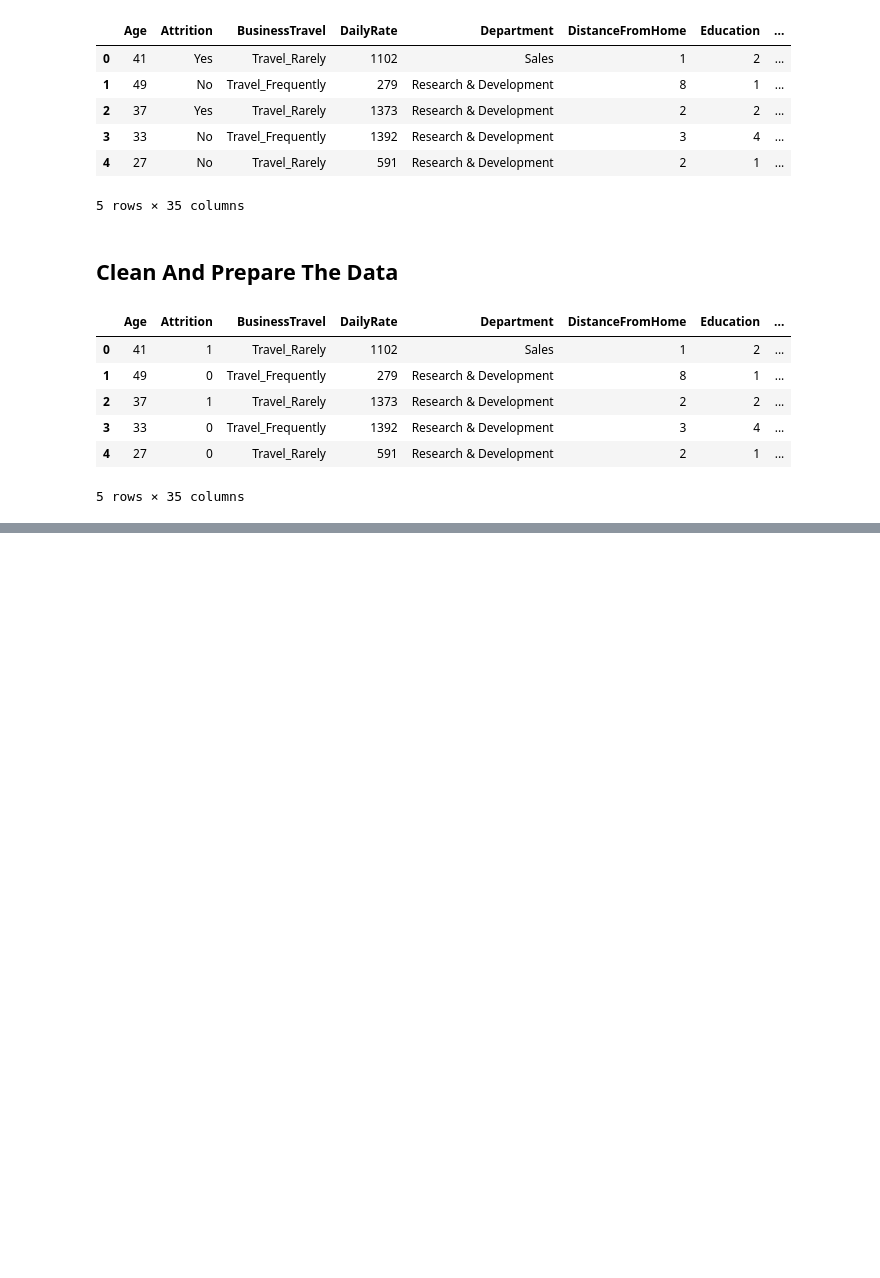
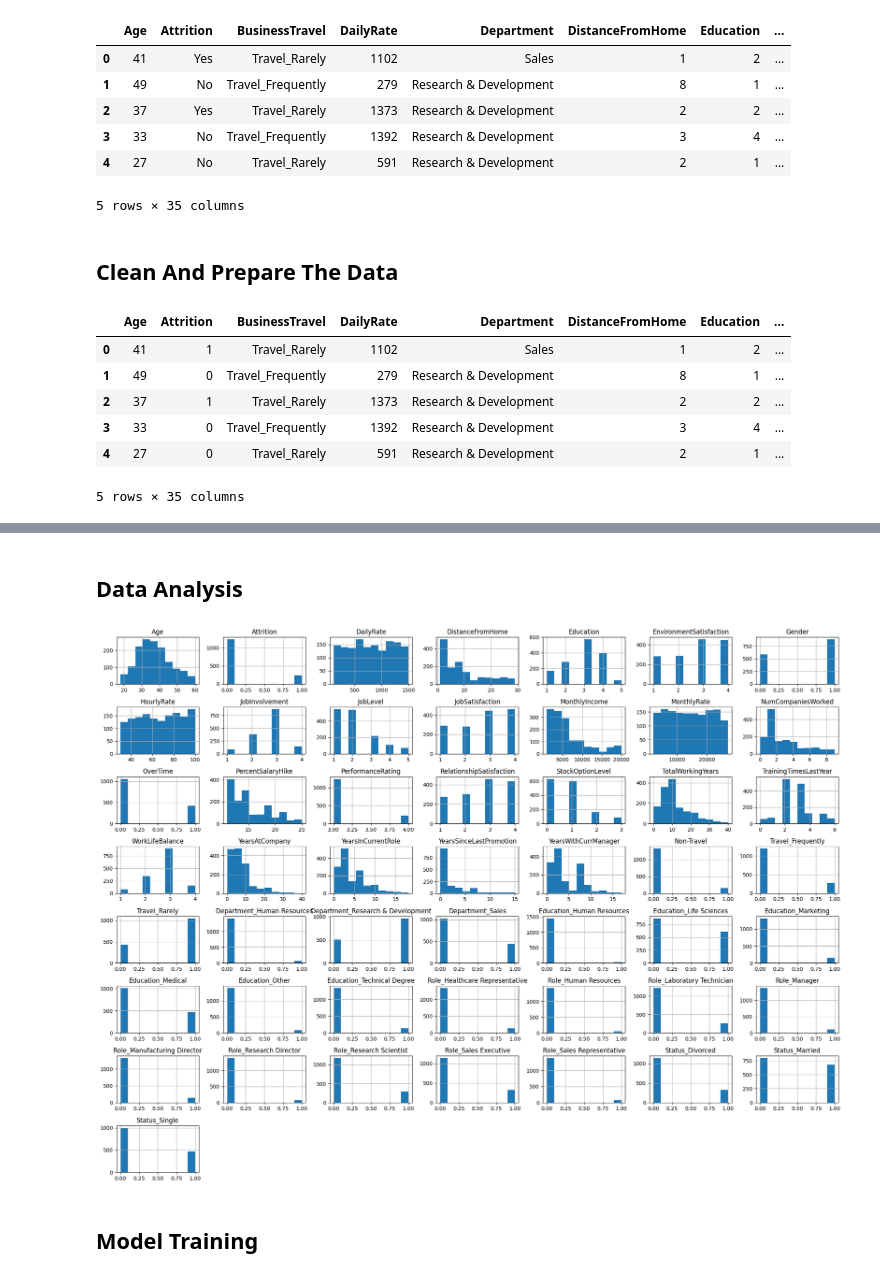
Before and after one commit to kaan4dev/employeeAttritionPrediction, a Jupyter notebook: df.ipynb, the cells around one changed output, grey strips where cells are left out. Cells and saved outputs as stored; diff of their text form; code cells hidden in the pictures; blank space fills up the shorter version.

```diff
--- a/df.ipynb
+++ b/df.ipynb
@@ -148,0 +141,18 @@ df.head(5)
+# %%
+df = df.drop('EmployeeNumber', axis = 1)
+# %%
+df = df.drop('EmployeeCount', axis = 1)
+# %%
+df = df.drop('Over18', axis = 1)
+# %%
+df = df.drop('StandardHours', axis = 1)
+# %% [markdown]
+## Data Analysis
+# %%
+df.hist(figsize= (20,15))
+plt.tight_layout()
+plt.show()
+# %% [output]
+[figure, added]
+# %% [markdown]
+## Model Training
```
Also changed, not shown: parts of 2 cells of this notebook.
